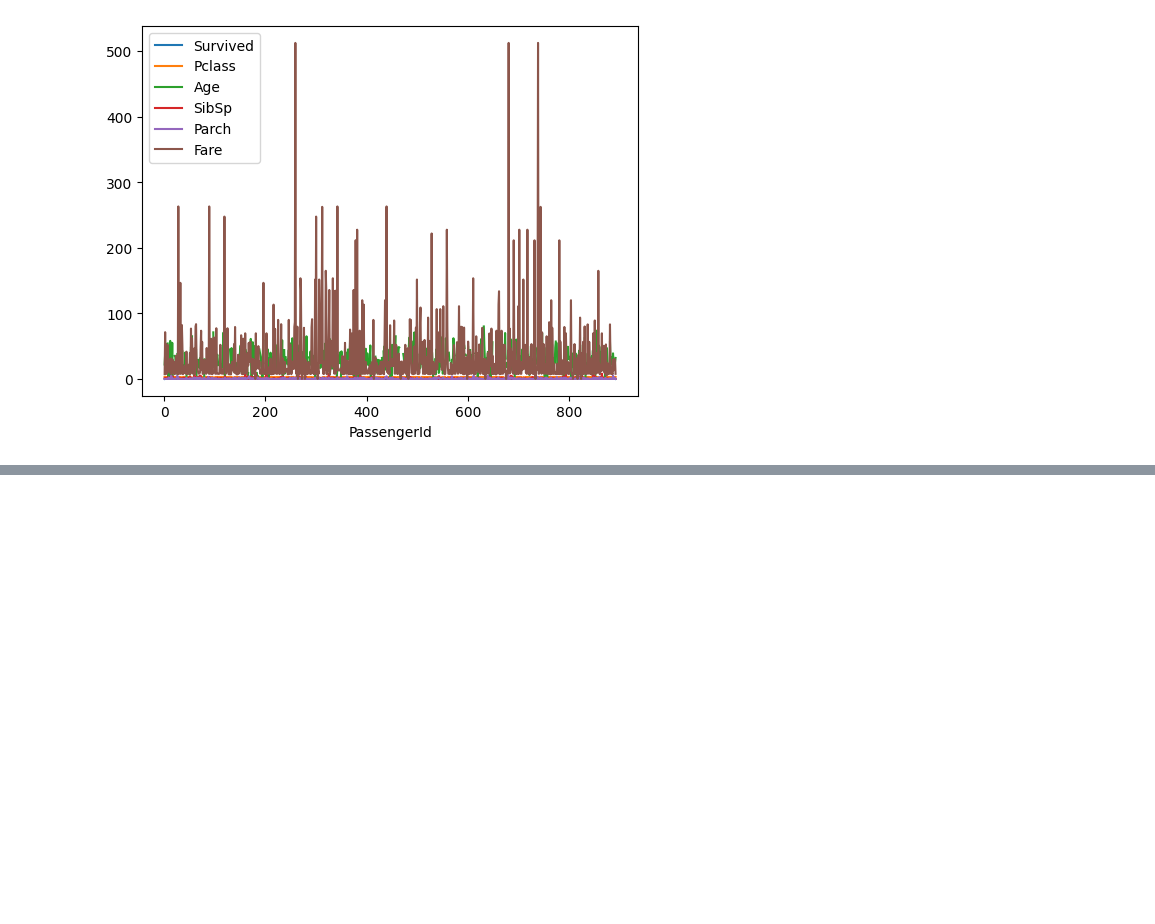
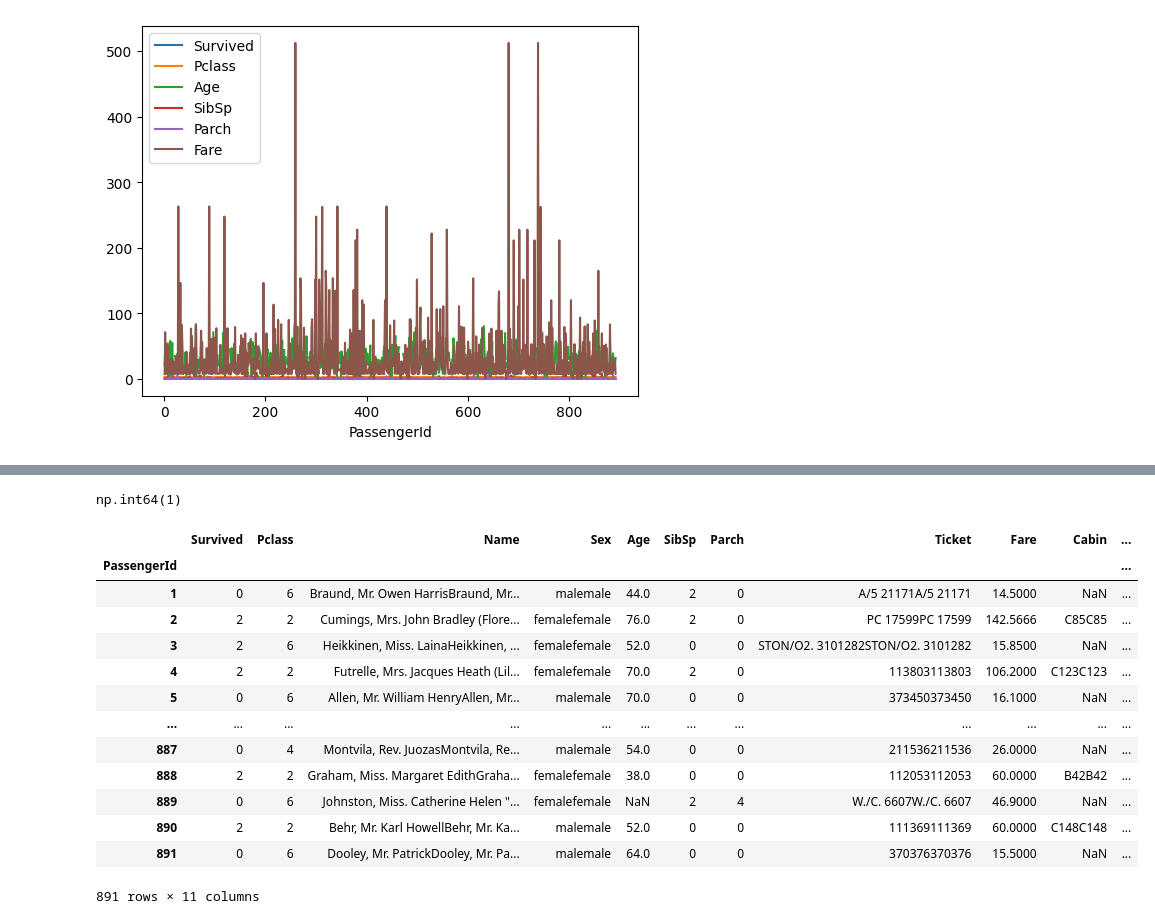
Before and after one commit to yashdeep-patil/Pandas, a Jupyter notebook: pandas.ipynb, the cells around one changed output, grey strips where cells are left out. Saved outputs shown, nothing was run; the diff lists cells and outputs as text; code cells hidden in the pictures; blank space fills up the shorter version.

```diff
--- a/pandas.ipynb
+++ b/pandas.ipynb
@@ -84,0 +140,21 @@ sub.drop(sub[["ex",10,20]])
+# %%
+sub["Name"].isin(["yashdeep","Montvila, Rev. Juozas"]).sum()
+# %% [output]
+np.int64(1)
+# %%
+sub.apply(lambda x: x * 2)
+# %% [output]
+|  | Survived | Pclass | Name | Sex | Age | SibSp | Parch | Ticket | Fare | Cabin | ... |
+| PassengerId |  |  |  |  |  |  |  |  |  |  | ... |
+| 1 | 0 | 6 | Braund, Mr. Owen HarrisBraund, Mr... | malemale | 44.0 | 2 | 0 | A/5 21171A/5 21171 | 14.5000 | NaN | ... |
+| 2 | 2 | 2 | Cumings, Mrs. John Bradley (Flore... | femalefemale | 76.0 | 2 | 0 | PC 17599PC 17599 | 142.5666 | C85C85 | ... |
+| 3 | 2 | 6 | Heikkinen, Miss. LainaHeikkinen, ... | femalefemale | 52.0 | 0 | 0 | STON/O2. 3101282STON/O2. 3101282 | 15.8500 | NaN | ... |
+| 4 | 2 | 2 | Futrelle, Mrs. Jacques Heath (Lil... | femalefemale | 70.0 | 2 | 0 | 113803113803 | 106.2000 | C123C123 | ... |
+| 5 | 0 | 6 | Allen, Mr. William HenryAllen, Mr... | malemale | 70.0 | 0 | 0 | 373450373450 | 16.1000 | NaN | ... |
+| ... | ... | ... | ... | ... | ... | ... | ... | ... | ... | ... | ... |
+| 887 | 0 | 4 | Montvila, Rev. JuozasMontvila, Re... | malemale | 54.0 | 0 | 0 | 211536211536 | 26.0000 | NaN | ... |
+| 888 | 2 | 2 | Graham, Miss. Margaret EdithGraha... | femalefemale | 38.0 | 0 | 0 | 112053112053 | 60.0000 | B42B42 | ... |
+| 889 | 0 | 6 | Johnston, Miss. Catherine Helen "... | femalefemale | NaN | 2 | 4 | W./C. 6607W./C. 6607 | 46.9000 | NaN | ... |
+| 890 | 2 | 2 | Behr, Mr. Karl HowellBehr, Mr. Ka... | malemale | 52.0 | 0 | 0 | 111369111369 | 60.0000 | C148C148 | ... |
+| 891 | 0 | 6 | Dooley, Mr. PatrickDooley, Mr. Pa... | malemale | 64.0 | 0 | 0 | 370376370376 | 15.5000 | NaN | ... |
+891 rows × 11 columns
```
Also changed, not shown: parts of 5 cells of this notebook.
